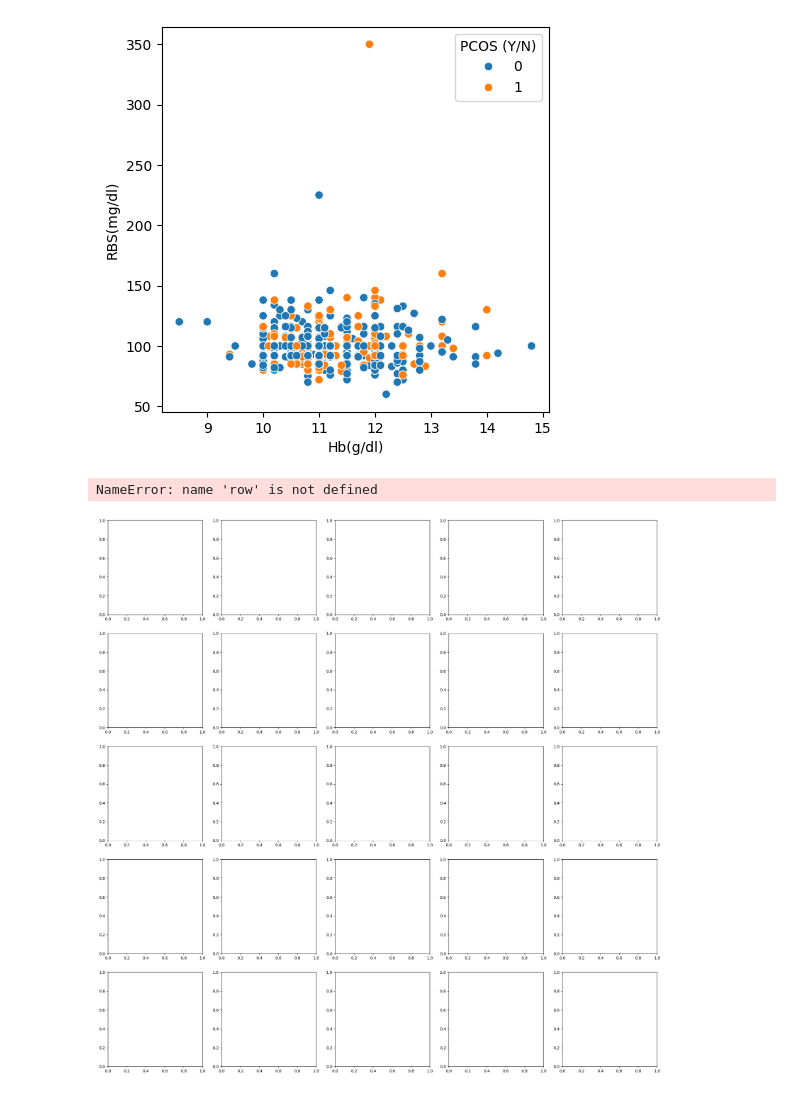
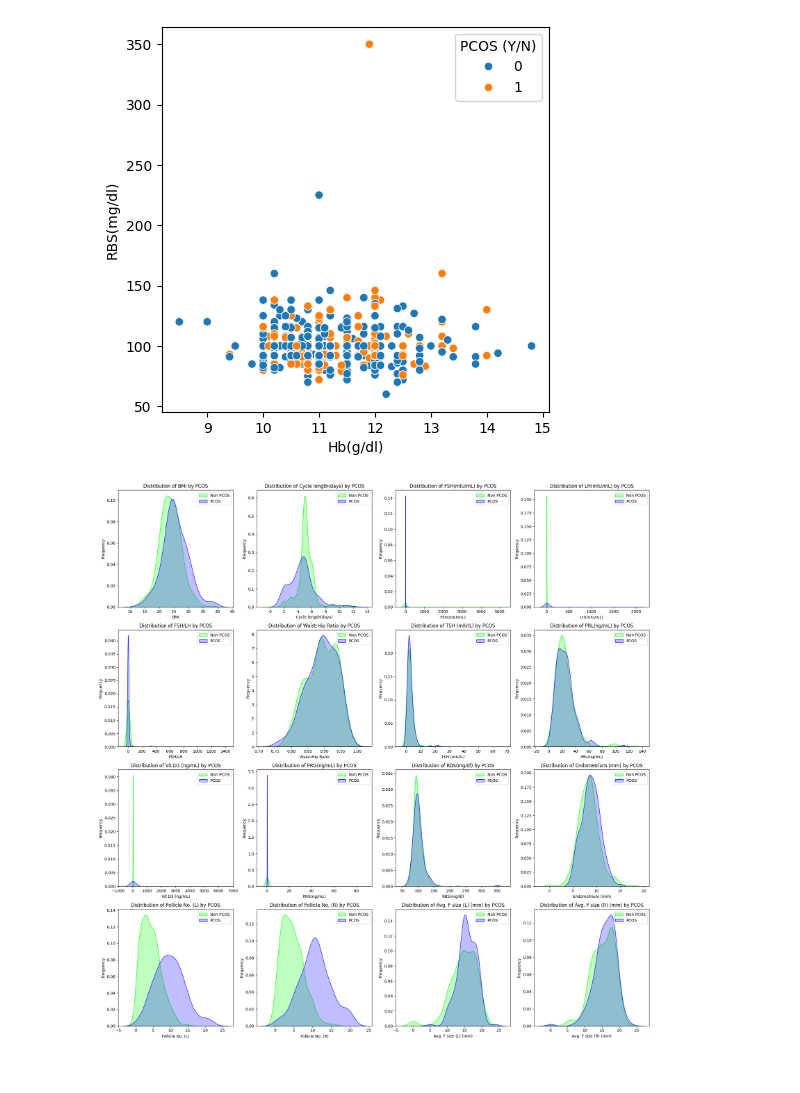
Before and after one commit to jessicatwes/explore_data_analysis, a Jupyter notebook: pcos_predictor/PCOS_exploratory.ipynb, the cells around one changed output. Cells and saved outputs as stored; diff of their text form; code cells hidden in the pictures.

```diff
--- a/pcos_predictor/PCOS_exploratory.ipynb
+++ b/pcos_predictor/PCOS_exploratory.ipynb
@@ -60,30 +68,29 @@ plt.show()
 # %% [output]
 [figure]
 # %%
-selected_columns = ["BMI", "Cycle length(days)", 'FSH(mIU/mL)', 'LH(mIU/mL)', 'FSH/LH', 'Hip(inch)',
-       'Waist(inch)', 'Waist:Hip Ratio']
-      #  'TSH (mIU/L)', 'AMH(ng/mL)',
-      #  'PRL(ng/mL)', 'Vit D3 (ng/mL)', 'PRG(ng/mL)', 'RBS(mg/dl)','BP_Systolic(mmHg)', 'BP_Diastolic(mmHg)',
-      #  'Follicle No. (L)', 'Follicle No. (R)', 'Avg. F size (L) (mm)',
-      #  'Avg. F size (R) (mm)', 'Endometrium (mm)']
+### Select a subset of data and plot the distribution of features value divided by if the patient was diagnosed with PCOS or non-PCOS.
+selected_columns = ['BMI', 'Cycle length(days)', 'FSH(mIU/mL)', 'LH(mIU/mL)', 'FSH/LH', 'Waist:Hip Ratio',
+                    'TSH (mIU/L)', 'PRL(ng/mL)', 'Vit D3 (ng/mL)', 'PRG(ng/mL)', 'RBS(mg/dl)', 'Endometrium (mm)', 'Follicle No. (L)',
+                    'Follicle No. (R)', 'Avg. F size (L) (mm)', 'Avg. F size (R) (mm)']
+                    # 'Hip(inch)', 'Waist(inch)',
+                    # Data column below erroring
+                    # 'AMH(ng/mL)', 'BP_Systolic(mmHg)', 'BP_Diastolic(mmHg)', ]
 
-fig, axes = plt.subplots(nrows=5, ncols=5, figsize=(25, 25))
-
+fig, axes = plt.subplots(nrows=4, ncols=4, figsize=(20, 20))
 for i in range(len(selected_columns)):
-    # row = i // 5
-    # col = i % 5
+    row = i // 4
+    col = i % 4
 
     sns.kdeplot(df[selected_columns[i]][(df['PCOS (Y/N)'] == 0)], color="Lime", fill=True, ax=axes[row, col])
     sns.kdeplot(df[selected_columns[i]][(df['PCOS (Y/N)'] == 1)], color="Blue", fill=True, ax=axes[row, col])
 
     axes[row, col].legend(["Non PCOS", "PCOS"], loc='upper right')
     axes[row, col].set_ylabel('Frequency')
     axes[row, col].set_xlabel(selected_columns[i])
     axes[row, col].set_title(f'Distribution of {selected_columns[i]} by PCOS')
 
 
 plt.tight_layout()
 plt.show()
 # %% [output]
-NameError: name 'row' is not defined
-[figure, old version]
+[figure, new version]
```
Also changed, not shown: parts of 4 cells of this notebook, 2 other files.
